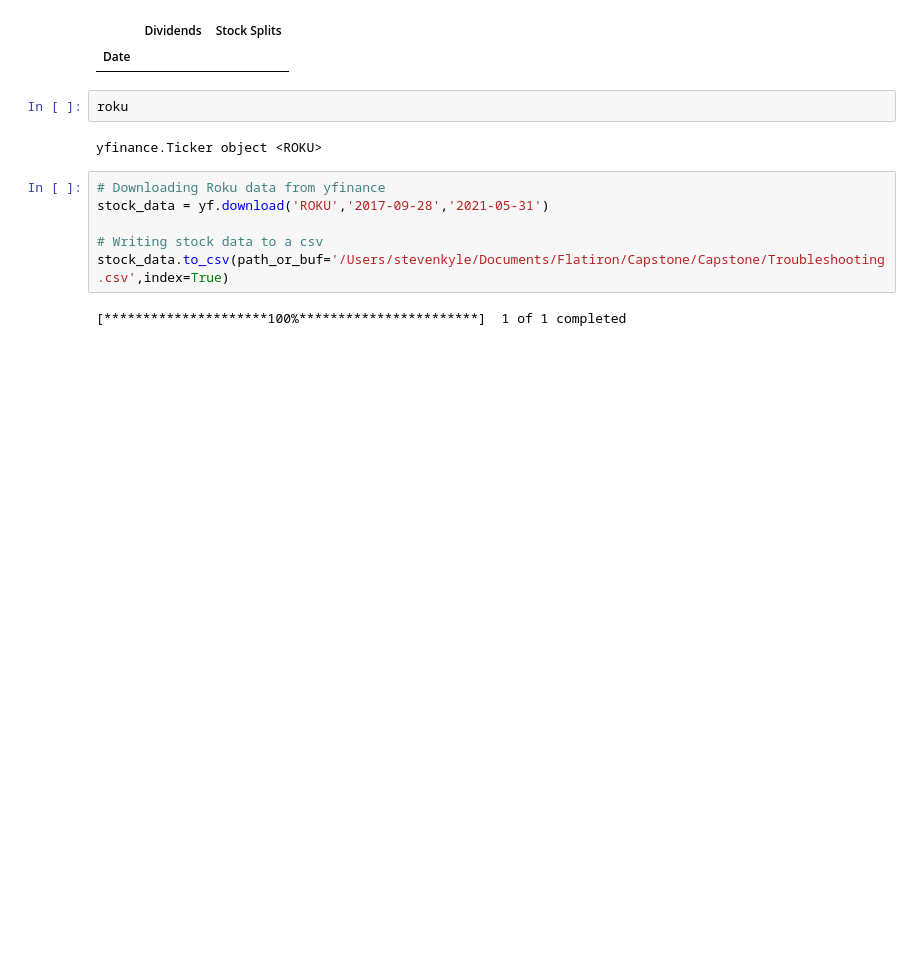
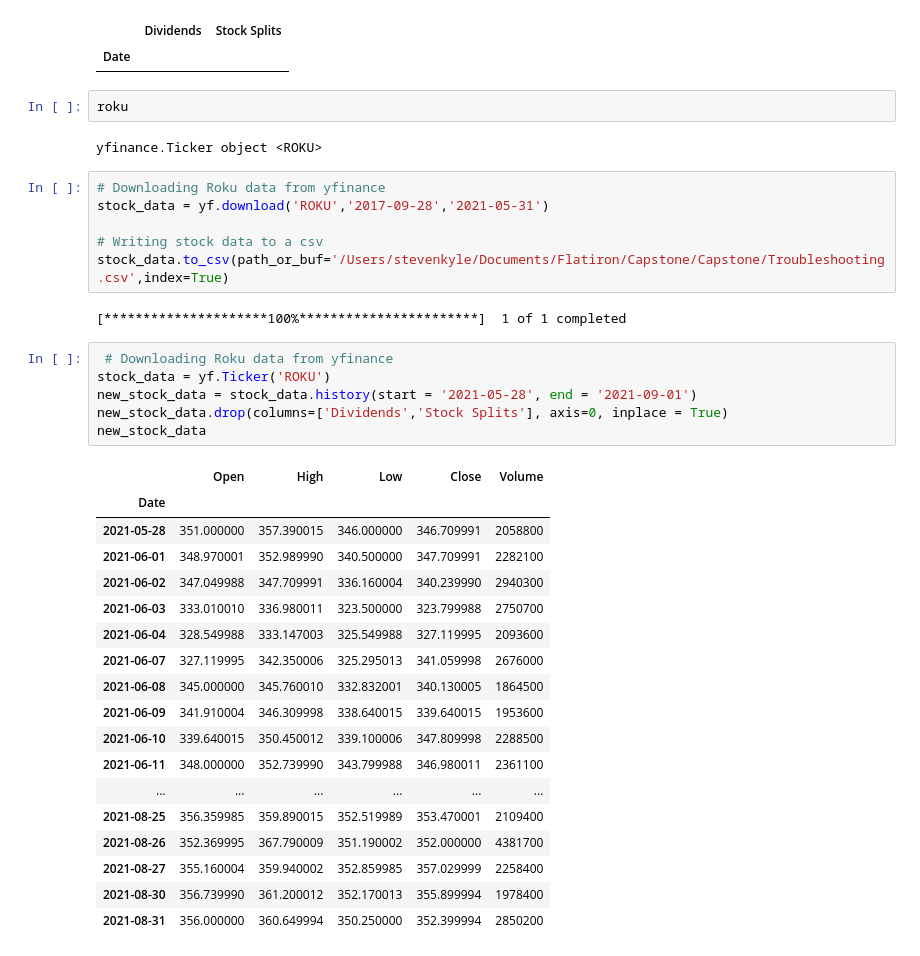
Before and after one commit to stevenkyle2013/Capstone, a Jupyter notebook: Gathering_Data.ipynb, the cells around one changed output. Cells and saved outputs as stored; diff of their text form; blank space fills up the shorter version.

Commit message:
Fixed Stock data

```diff
--- a/Gathering_Data.ipynb
+++ b/Gathering_Data.ipynb
@@ -476,3 +476,28 @@ stock_data = yf.download('ROKU','2017-09-28','2021-05-31')
 stock_data.to_csv(path_or_buf='/Users/stevenkyle/Documents/Flatiron/Capstone/Capstone/Troubleshooting.csv',index=True)
 # %% [output]
 [*********************100%***********************]  1 of 1 completed
+# %%
+ # Downloading Roku data from yfinance
+stock_data = yf.Ticker('ROKU')
+new_stock_data = stock_data.history(start = '2021-05-28', end = '2021-09-01')
+new_stock_data.drop(columns=['Dividends','Stock Splits'], axis=0, inplace = True)
+new_stock_data
+# %% [output]
+|  | Open | High | Low | Close | Volume |
+| Date |  |  |  |  |  |
+| 2021-05-28 | 351.000000 | 357.390015 | 346.000000 | 346.709991 | 2058800 |
+| 2021-06-01 | 348.970001 | 352.989990 | 340.500000 | 347.709991 | 2282100 |
+| 2021-06-02 | 347.049988 | 347.709991 | 336.160004 | 340.239990 | 2940300 |
+| 2021-06-03 | 333.010010 | 336.980011 | 323.500000 | 323.799988 | 2750700 |
+| 2021-06-04 | 328.549988 | 333.147003 | 325.549988 | 327.119995 | 2093600 |
+| 2021-06-07 | 327.119995 | 342.350006 | 325.295013 | 341.059998 | 2676000 |
+| 2021-06-08 | 345.000000 | 345.760010 | 332.832001 | 340.130005 | 1864500 |
+| 2021-06-09 | 341.910004 | 346.309998 | 338.640015 | 339.640015 | 1953600 |
+| 2021-06-10 | 339.640015 | 350.450012 | 339.100006 | 347.809998 | 2288500 |
+| 2021-06-11 | 348.000000 | 352.739990 | 343.799988 | 346.980011 | 2361100 |
+| ... | ... | ... | ... | ... | ... |
+| 2021-08-25 | 356.359985 | 359.890015 | 352.519989 | 353.470001 | 2109400 |
+| 2021-08-26 | 352.369995 | 367.790009 | 351.190002 | 352.000000 | 4381700 |
+| 2021-08-27 | 355.160004 | 359.940002 | 352.859985 | 357.029999 | 2258400 |
+| 2021-08-30 | 356.739990 | 361.200012 | 352.170013 | 355.899994 | 1978400 |
+| 2021-08-31 | 356.000000 | 360.649994 | 350.250000 | 352.399994 | 2850200 |
```
Also changed, not shown: parts of 4 cells of this notebook, 3 other files.
